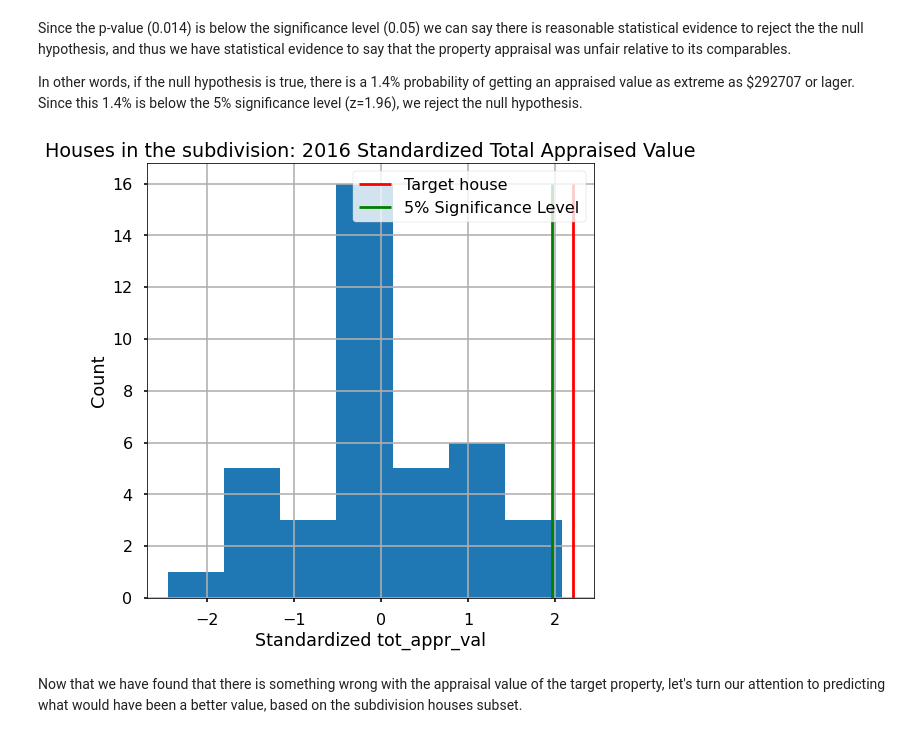
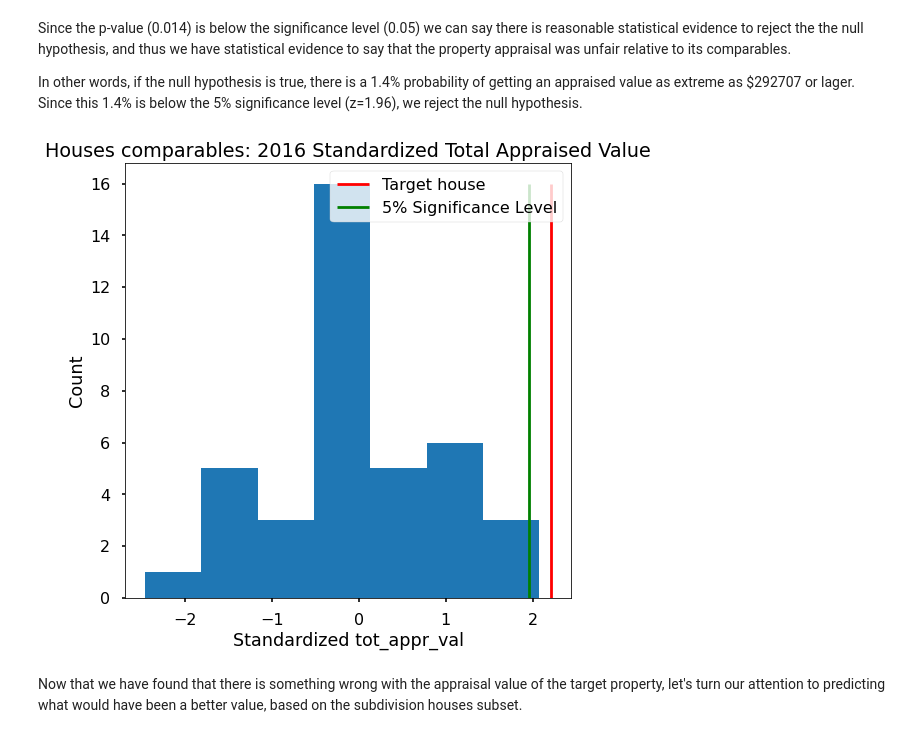
Before and after one commit to RafaelPinto/hcad_pred, a Jupyter notebook: notebooks/01_Exploratory/2.2-rp-hcad-eda-appraised-value-perc-diff-subdiv-comps-hypothesis-test.ipynb, the cells around one changed output. Cells and saved outputs as stored; diff of their text form; code cells hidden in the pictures.

Commit message:
Save figures to be included on report

```diff
--- a/notebooks/01_Exploratory/2.2-rp-hcad-eda-appraised-value-perc-diff-subdiv-comps-hypothesis-test.ipynb
+++ b/notebooks/01_Exploratory/2.2-rp-hcad-eda-appraised-value-perc-diff-subdiv-comps-hypothesis-test.ipynb
@@ -474,15 +478,16 @@ Since the p-value (0.014) is below the significance level (0.05) we can say ther
 In other words, if the null hypothesis is true, there is a 1.4% probability of getting an appraised value as extreme as $292707 or lager. Since this 1.4\% is below the 5\% significance level (z=1.96), we reject the null hypothesis.
 # %%
 _ = plt.figure(figsize=(8,8))
-_ = ((subdiv_comps['tot_appr_val'] - pop_mean)/pop_std).hist(bins=7)
-_ = plt.title('Houses in the subdivision: 2016 Standardized Total Appraised Value')
+_ = ((subdiv_comps['tot_appr_val'] - pop_mean)/pop_std).hist(bins=7, grid=False)
+_ = plt.title('Houses comparables: 2016 Standardized Total Appraised Value')
 _ = plt.vlines(zscore, 0, 16, color='red', label='Target house')
 _ = plt.vlines(1.96, 0, 16, color='green', label='5% Significance Level')
 _ = plt.xlabel('Standardized tot_appr_val')
 _ = plt.ylabel('Count')
 _ = plt.legend(loc='upper right')
+_ = plt.savefig(ROOT_DIR / 'reports/figures/hypothesis_test.png', bbox_inches='tight')
 # %% [output]
-[figure, old version]
+[figure, new version]
 # %% [markdown]
 Now that we have found that there is something wrong with the appraisal value of the target property, let's turn our attention to predicting what would have been a better value, based on the subdivision houses subset.
 # %% [markdown]
```
Also changed, not shown: parts of 10 cells of this notebook, 1 other file.
